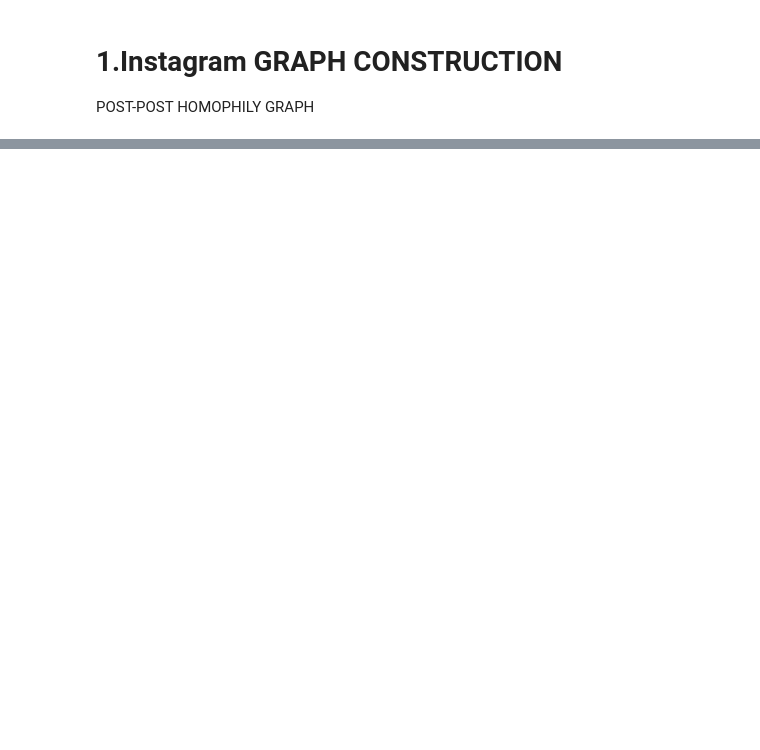
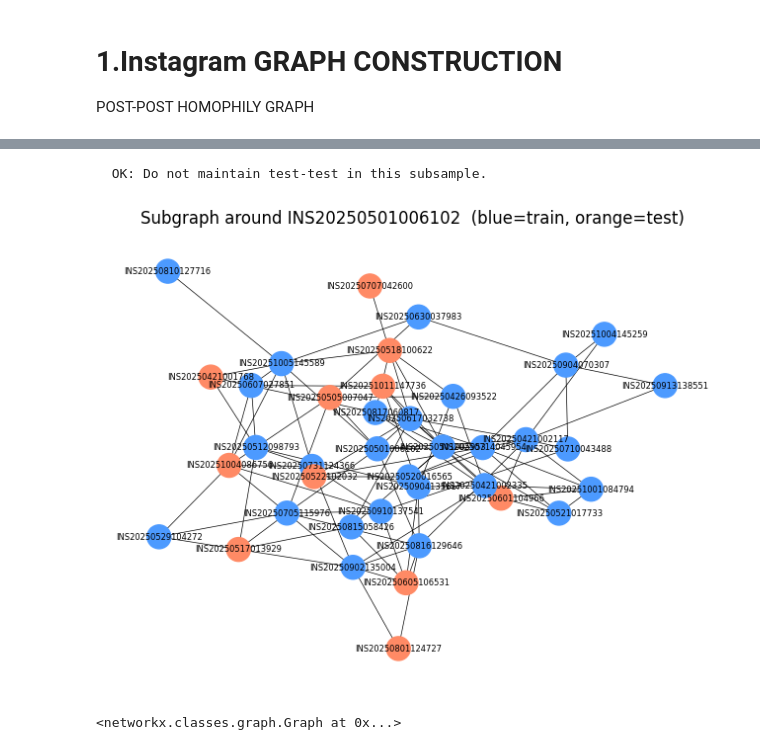
Before and after one commit to ThienY173/FDSE_2026_A_comparative_study_across_six_platforms, a Jupyter notebook: Network_graph/Instagram/instagram_graph.ipynb, the cells around one changed output, grey strips where cells are left out. Saved outputs shown, nothing was run; the diff lists cells and outputs as text; code cells hidden in the pictures; blank space fills up the shorter version.

Commit message:
update reddit and insta

```diff
--- a/Network_graph/Instagram/instagram_graph.ipynb
+++ b/Network_graph/Instagram/instagram_graph.ipynb
@@ -596,11 +4,0 @@ Node2Vec completed after: 11.55 minutes
-# %%
-print("Extracting Embeddings into DataFrame...")
-node_ids = list(model.wv.index_to_key)
-embeddings = model.wv.vectors
-
-emb_df = pd.DataFrame(embeddings, columns=[f"emb_{i}" for i in range(8)])
-emb_df["post_id"] = node_ids
-emb_df = emb_df[emb_df['post_id'].astype(str).str.startswith('INS')]
-
-emb_df.to_csv("instagram_node2vec_8dims.csv", index=False)
-print(f"Successfully saved {len(emb_df)} post vectors.")
@@ -1056,0 +40,13 @@ plt.show()
+# %%
+import pandas as pd
+from xgboost import XGBClassifier
+
+PLATFORM = "Instagram"
+SEEDS = [42, 123, 2024, 7, 99]
+ML_DIR = Path("../../data_preprocess/processed_data/ml_data")
+GRAPH_DIR = Path("../../data_preprocess/processed_data/graph_data")
+RESULTS_DIR = Path("../results")
+RESULTS_DIR.mkdir(parents=True, exist_ok=True)
+NUMERIC_SIM_COLS = ["followers", "account_age_days", "content_length", "num_hashtags"]
+
+attrs_df = pd.read_csv(GRAPH_DIR / f"{PLATFORM.lower()}_graph.csv")
@@ -1056,0 +124,8 @@ plt.show()
+# %%
+G_check = graph_cache[42]["graph_object"]
+train_ids_42 = set(graph_cache[42]["train_meta"]["post_id"])
+visualize_subgraph_sample(G_check, train_ids_42)
+# %% [output]
+  OK: Do not maintain test-test in this subsample.
+[figure, added]
+<networkx.classes.graph.Graph at 0x...>
```
Also changed, not shown: parts of 65 cells of this notebook, 47 other files.
